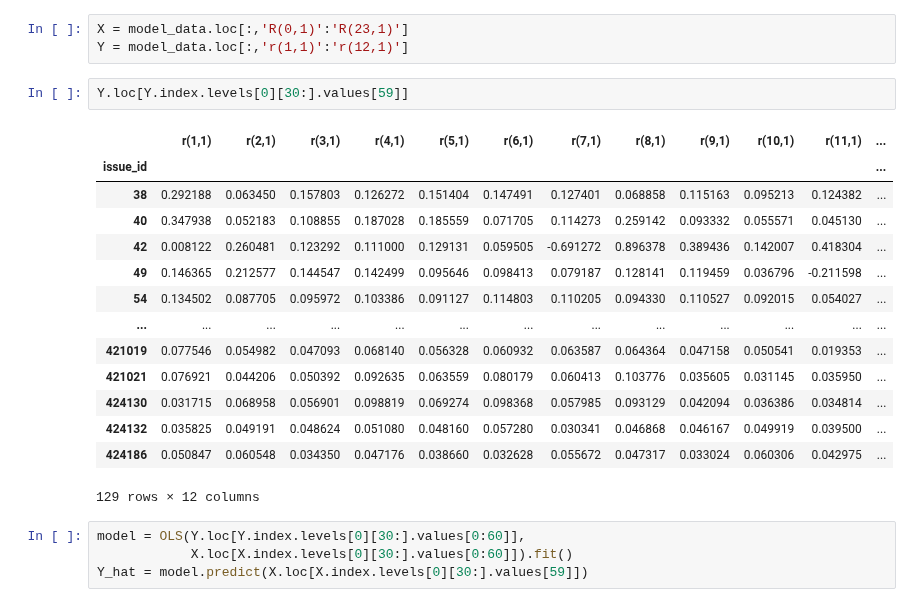
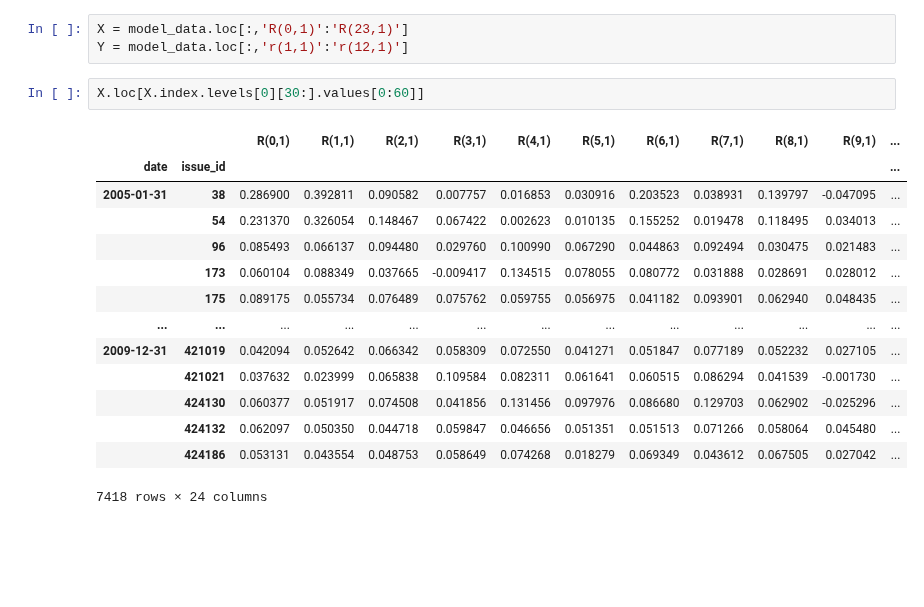
Before and after one commit to santoromano/Corporate-Bond-Factors, a Jupyter notebook: empirics.ipynb, the cells around one changed output. Saved outputs shown, nothing was run; the diff lists cells and outputs as text; blank space fills up the shorter version.

```diff
--- a/empirics.ipynb
+++ b/empirics.ipynb
@@ -150,23 +150,19 @@ model_data = df.loc["2004-7":"2021-01"].dropna()
 X = model_data.loc[:,'R(0,1)':'R(23,1)']
 Y = model_data.loc[:,'r(1,1)':'r(12,1)']
 # %%
-Y.loc[Y.index.levels[0][30:].values[59]]
+X.loc[X.index.levels[0][30:].values[0:60]]
 # %% [output]
-|  | r(1,1) | r(2,1) | r(3,1) | r(4,1) | r(5,1) | r(6,1) | r(7,1) | r(8,1) | r(9,1) | r(10,1) | r(11,1) | ... |
-| issue_id |  |  |  |  |  |  |  |  |  |  |  | ... |
-| 38 | 0.292188 | 0.063450 | 0.157803 | 0.126272 | 0.151404 | 0.147491 | 0.127401 | 0.068858 | 0.115163 | 0.095213 | 0.124382 | ... |
-| 40 | 0.347938 | 0.052183 | 0.108855 | 0.187028 | 0.185559 | 0.071705 | 0.114273 | 0.259142 | 0.093332 | 0.055571 | 0.045130 | ... |
-| 42 | 0.008122 | 0.260481 | 0.123292 | 0.111000 | 0.129131 | 0.059505 | -0.691272 | 0.896378 | 0.389436 | 0.142007 | 0.418304 | ... |
-| 49 | 0.146365 | 0.212577 | 0.144547 | 0.142499 | 0.095646 | 0.098413 | 0.079187 | 0.128141 | 0.119459 | 0.036796 | -0.211598 | ... |
-| 54 | 0.134502 | 0.087705 | 0.095972 | 0.103386 | 0.091127 | 0.114803 | 0.110205 | 0.094330 | 0.110527 | 0.092015 | 0.054027 | ... |
+|  |  | R(0,1) | R(1,1) | R(2,1) | R(3,1) | R(4,1) | R(5,1) | R(6,1) | R(7,1) | R(8,1) | R(9,1) | ... |
+| date | issue_id |  |  |  |  |  |  |  |  |  |  | ... |
+| 2005-01-31 | 38 | 0.286900 | 0.392811 | 0.090582 | 0.007757 | 0.016853 | 0.030916 | 0.203523 | 0.038931 | 0.139797 | -0.047095 | ... |
+|  | 54 | 0.231370 | 0.326054 | 0.148467 | 0.067422 | 0.002623 | 0.010135 | 0.155252 | 0.019478 | 0.118495 | 0.034013 | ... |
+|  | 96 | 0.085493 | 0.066137 | 0.094480 | 0.029760 | 0.100990 | 0.067290 | 0.044863 | 0.092494 | 0.030475 | 0.021483 | ... |
+|  | 173 | 0.060104 | 0.088349 | 0.037665 | -0.009417 | 0.134515 | 0.078055 | 0.080772 | 0.031888 | 0.028691 | 0.028012 | ... |
+|  | 175 | 0.089175 | 0.055734 | 0.076489 | 0.075762 | 0.059755 | 0.056975 | 0.041182 | 0.093901 | 0.062940 | 0.048435 | ... |
 | ... | ... | ... | ... | ... | ... | ... | ... | ... | ... | ... | ... | ... |
-| 421019 | 0.077546 | 0.054982 | 0.047093 | 0.068140 | 0.056328 | 0.060932 | 0.063587 | 0.064364 | 0.047158 | 0.050541 | 0.019353 | ... |
-| 421021 | 0.076921 | 0.044206 | 0.050392 | 0.092635 | 0.063559 | 0.080179 | 0.060413 | 0.103776 | 0.035605 | 0.031145 | 0.035950 | ... |
-| 424130 | 0.031715 | 0.068958 | 0.056901 | 0.098819 | 0.069274 | 0.098368 | 0.057985 | 0.093129 | 0.042094 | 0.036386 | 0.034814 | ... |
-| 424132 | 0.035825 | 0.049191 | 0.048624 | 0.051080 | 0.048160 | 0.057280 | 0.030341 | 0.046868 | 0.046167 | 0.049919 | 0.039500 | ... |
-| 424186 | 0.050847 | 0.060548 | 0.034350 | 0.047176 | 0.038660 | 0.032628 | 0.055672 | 0.047317 | 0.033024 | 0.060306 | 0.042975 | ... |
+| 2009-12-31 | 421019 | 0.042094 | 0.052642 | 0.066342 | 0.058309 | 0.072550 | 0.041271 | 0.051847 | 0.077189 | 0.052232 | 0.027105 | ... |
+|  | 421021 | 0.037632 | 0.023999 | 0.065838 | 0.109584 | 0.082311 | 0.061641 | 0.060515 | 0.086294 | 0.041539 | -0.001730 | ... |
+|  | 424130 | 0.060377 | 0.051917 | 0.074508 | 0.041856 | 0.131456 | 0.097976 | 0.086680 | 0.129703 | 0.062902 | -0.025296 | ... |
+|  | 424132 | 0.062097 | 0.050350 | 0.044718 | 0.059847 | 0.046656 | 0.051351 | 0.051513 | 0.071266 | 0.058064 | 0.045480 | ... |
+|  | 424186 | 0.053131 | 0.043554 | 0.048753 | 0.058649 | 0.074268 | 0.018279 | 0.069349 | 0.043612 | 0.067505 | 0.027042 | ... |
-129 rows × 12 columns
+7418 rows × 24 columns
-# %%
-model = OLS(Y.loc[Y.index.levels[0][30:].values[0:60]],
-            X.loc[X.index.levels[0][30:].values[0:60]]).fit()
-Y_hat = model.predict(X.loc[X.index.levels[0][30:].values[59]])
```
Also changed, not shown: parts of 12 cells of this notebook.
